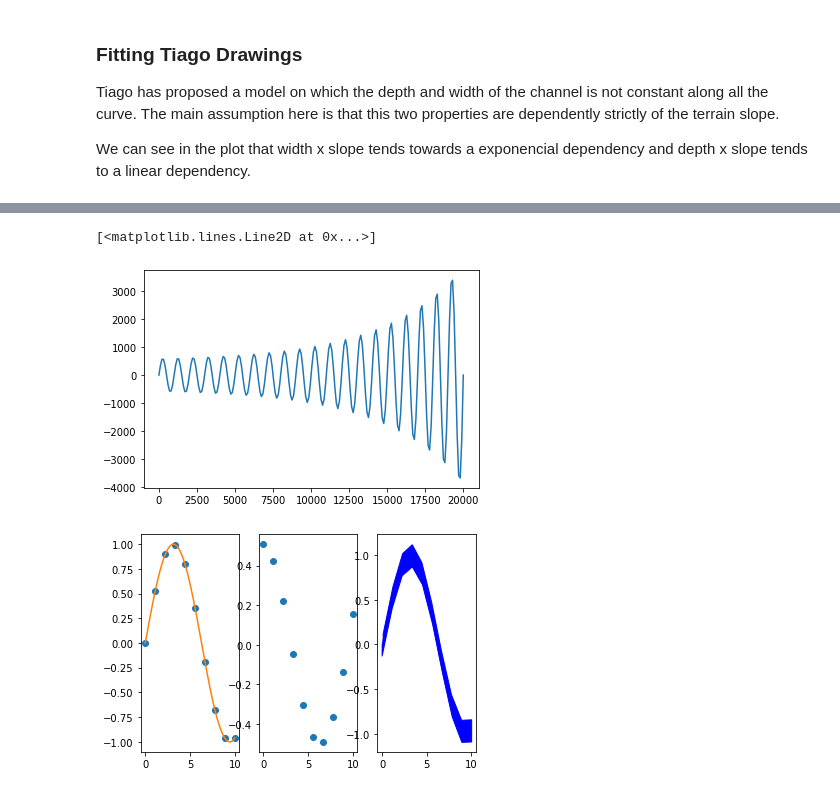
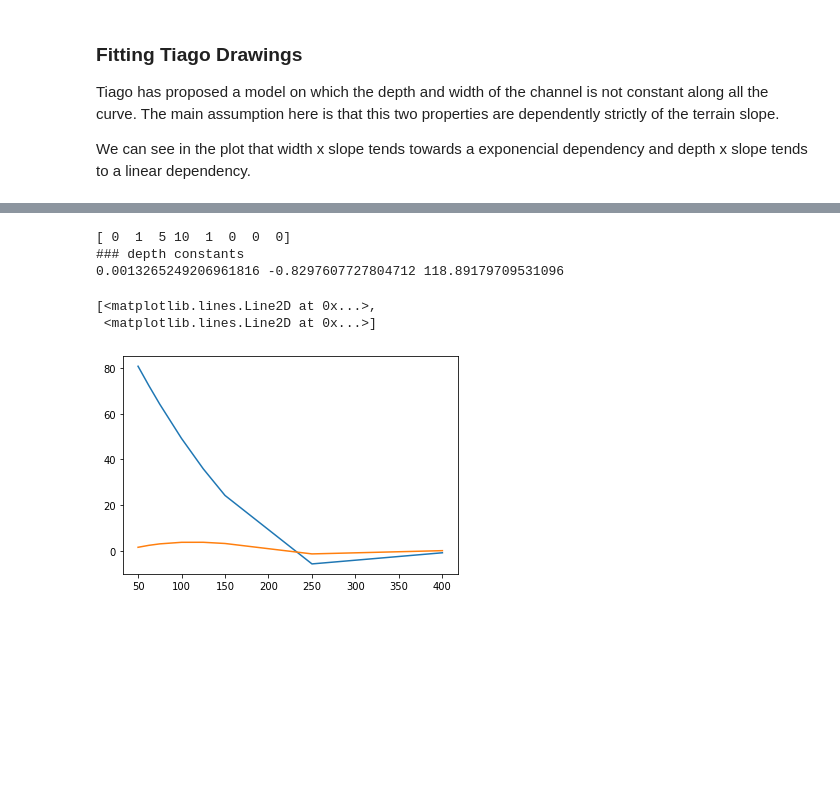
Before and after one commit to Manuel-Research-Group/meanderpy, a Jupyter notebook: meanderpy/Numerical Fits.ipynb, the cells around one changed output, grey strips where cells are left out. Drawn from its saved outputs; the diff is of its cells as text; code cells hidden in the pictures; blank space fills up the shorter version.

```diff
--- a/meanderpy/Numerical Fits.ipynb
+++ b/meanderpy/Numerical Fits.ipynb
@@ -43,57 +46,22 @@ plt.plot(slope, fitted_width, slope, fitted_depth)
-# %%
-L = 20000                     # channel length (m)
-W = 200.0                     # constant channel width (m)
-D = 12.0                      # constant channel depth (m)
-ds = 100.0                    # sampling distance along centerline
-
-x = np.linspace(0, L, int(L/ds))
-z = np.tan(5.0 * np.pi / 180) * (L/2  + x * ( x / (2*L) - 1))
-dz = np.gradient(z) / ds
-
-w = W2 * np.exp(- W1 * dz) + W0
-d = D1 * dz + D0
-
-y = 5 * w  * np.sin(x * np.pi / (5*ds))
-
-plt.plot(x, y)
-# %% [output]
-[<matplotlib.lines.Line2D at 0x...>]
-[figure, removed]
-# %%
-from scipy.interpolate import splev, splrep, BSpline
-
-w = 0.1
-
-x = np.linspace(0, 10, 10)
-y = np.sin(x/2)
-
-dx = np.gradient(x)
-dy = np.gradient(y)
-
-dx2 = np.gradient(dx)
-dy2 = np.gradient(dy)
-
-R = np.sqrt(dx2 ** 2 + dy2 ** 2) / np.abs(dx*dy2 - dy*dx2)
-
-xo = w * (dy / R)
-yo = w * (dx / R)
-
-#nv = np.hstack((dy, -dx))
-
-t, c, _ = splrep(x, y, k=3)
-
-x2 = np.linspace(0, 10, 200)
-y2 = splev(x2, (t, c, 3), der = 0)
-dy2 = splev(x, (t, c, 3), der = 1)
-
-
-fig, [ax1, ax2, ax3] = plt.subplots(1, 3)
-
-ax1.plot(x, y, 'o', x2, y2)
-ax2.plot(x, dy2, 'o')
-ax3.fill_between(x + xo, y + yo, y, color='blue')
-ax3.fill_between(x - xo, y - yo, y, color='blue')
-#ax3.plot(x, y, 'o', x_left_border, y_left_border,'o', x_right_border, y_right_border, 'o')
-plt.show()
-# %% [output]
-[figure, removed]
+# %%
+width2 = width / 2
+
+D2, D1, D0 = curve_fit(lambda x, a, b, c: a *x** 2 + b*x + c, width2, depth)[0]
+
+print(levee[:,0])
+
+LH1, LH2, LH3, LH4 = curve_fit(lambda x, a, b, c, d: a *x** 3 + b * x ** 2 + c*x + d, width2, levee[:,0])[0]
+
+fitted_depth = D2 * width2 ** 2 + D1 * width2 + D0
+fitted_lh = LH1 * width2 ** 3 + LH2 * width2 ** 2 + LH3 * width2 + LH4
+
+print('### depth constants')
+print(D2, D1, D0)
+plt.plot(width2, fitted_depth, width2, fitted_lh)
+# %% [output]
+[ 0  1  5 10  1  0  0  0]
+### depth constants
+0.0013265249206961816 -0.8297607727804712 118.89179709531096
+[<matplotlib.lines.Line2D at 0x...>,
+ <matplotlib.lines.Line2D at 0x...>]
+[figure, added]
```
Also changed, not shown: parts of 2 cells of this notebook, 8 other files.
